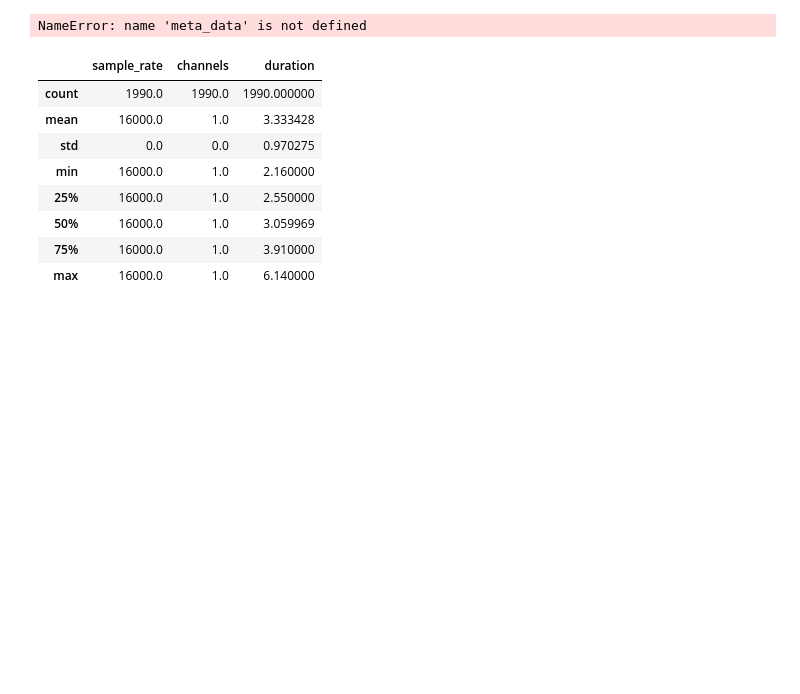
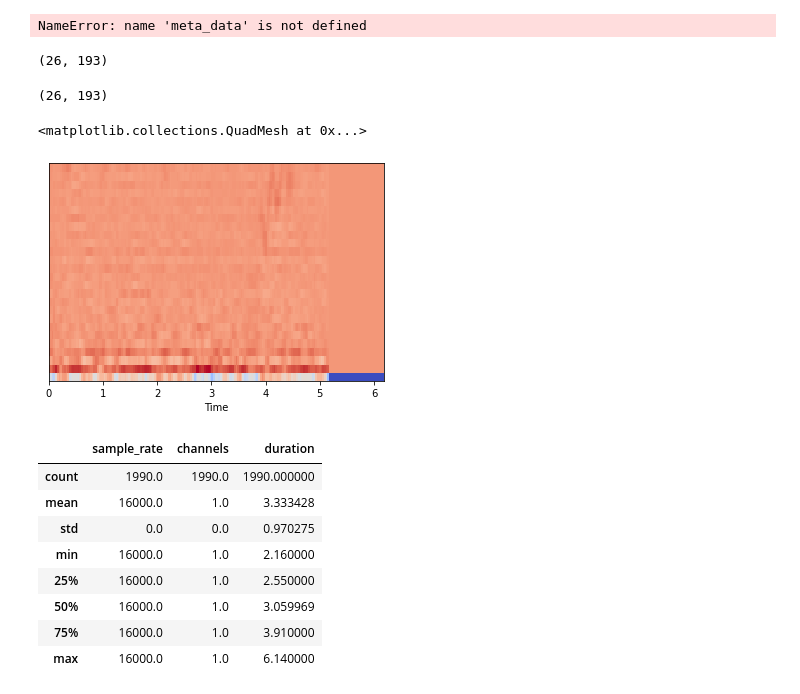
Before and after one commit to nebasam/Week-4, a Jupyter notebook: notebook/AudioExplore.ipynb, the cells around one changed output. Saved outputs shown, nothing was run; the diff lists cells and outputs as text; code cells hidden in the pictures; blank space fills up the shorter version.

```diff
--- a/notebook/AudioExplore.ipynb
+++ b/notebook/AudioExplore.ipynb
@@ -440,5 +458,5 @@ def train(audio_gen,
     with open('models/'+model_name+'.pickle', 'wb') as f:
         pickle.dump(hist.history, f)
 # %%
-
+meta_data=pd.read_json('../artifacts/meta.json')
 data=meta_data.copy()
@@ -445,4 +465,4 @@ data=meta_data.copy()
 # %%
-data["audio"]=pad_audio_files(data["path"])
+data["audio"]=pad_audio_files(data["path"],98400)
 # %%
 features=featurize(data["audio"],sr=16000)
@@ -449,2 +480,15 @@ features=featurize(data["audio"],sr=16000)
+# %%
+features[5].shape
+# %% [output]
+(26, 193)
+# %%
+features[100].shape
+# %% [output]
+(26, 193)
+# %%
+librosa.display.specshow(features[100], sr=16000, x_axis='time',cmap="coolwarm")
+# %% [output]
+<matplotlib.collections.QuadMesh at 0x...>
+[figure, added]
 # %%
 
```
Also changed, not shown: parts of 25 cells of this notebook, 1 other file.
